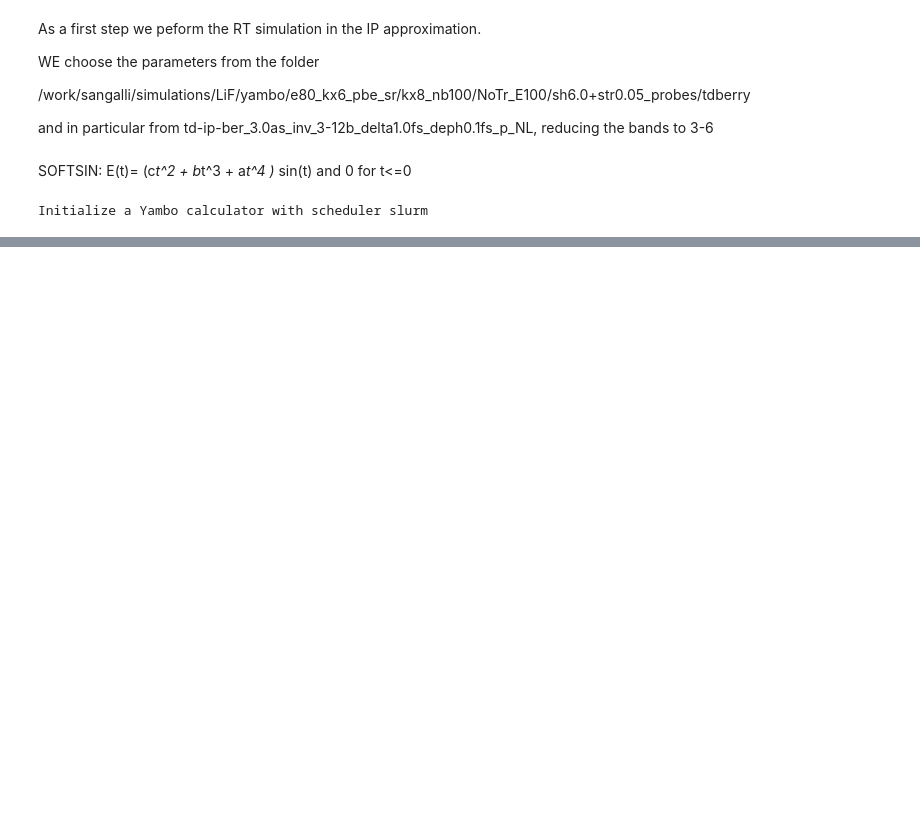
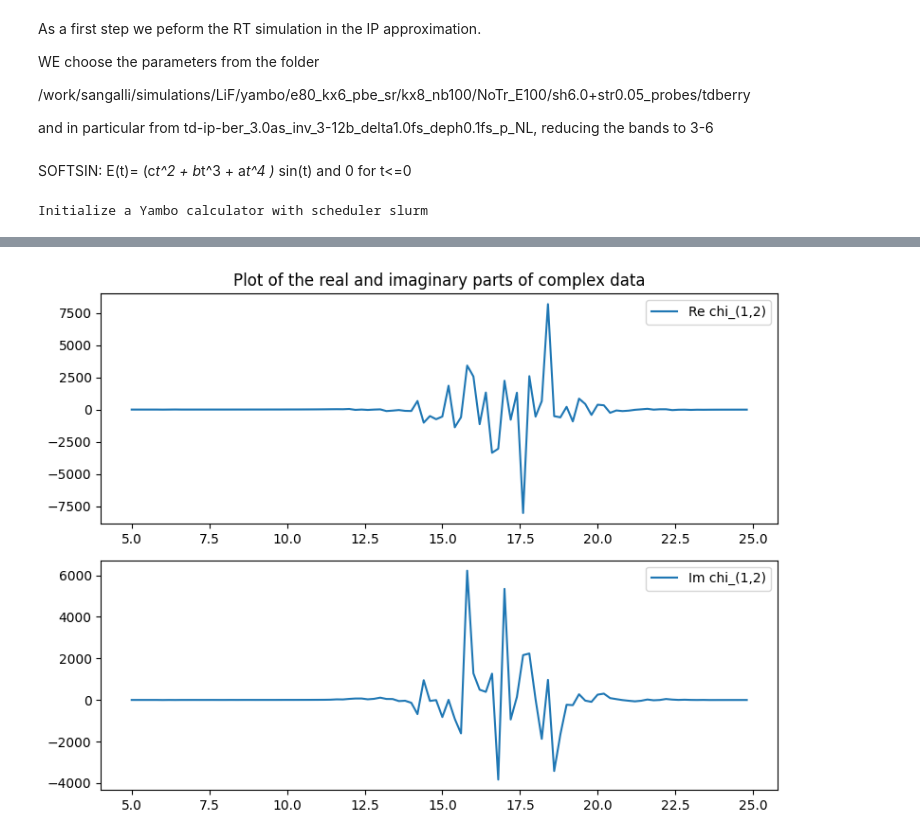
Before and after one commit to marcodalessandro76/LiF, a Jupyter notebook: Transient_Abs_vs_Non-linear_chi/Transient_Abs_NL-Chi.ipynb, the cells around one changed output, grey strips where cells are left out. Cells and saved outputs as stored; diff of their text form; code cells hidden in the pictures; blank space fills up the shorter version.

```diff
--- a/Transient_Abs_vs_Non-linear_chi/Transient_Abs_NL-Chi.ipynb
+++ b/Transient_Abs_vs_Non-linear_chi/Transient_Abs_NL-Chi.ipynb
@@ -689,0 +307,4 @@ ax1.legend()
+# %%
+Utils.Plot_ComplexArray(freqs,chi_freqmix[0][(1,2)],label='chi_(1,2)')
+# %% [output]
+[figure, added]
```
Also changed, not shown: parts of 150 cells of this notebook, 1 other file.
